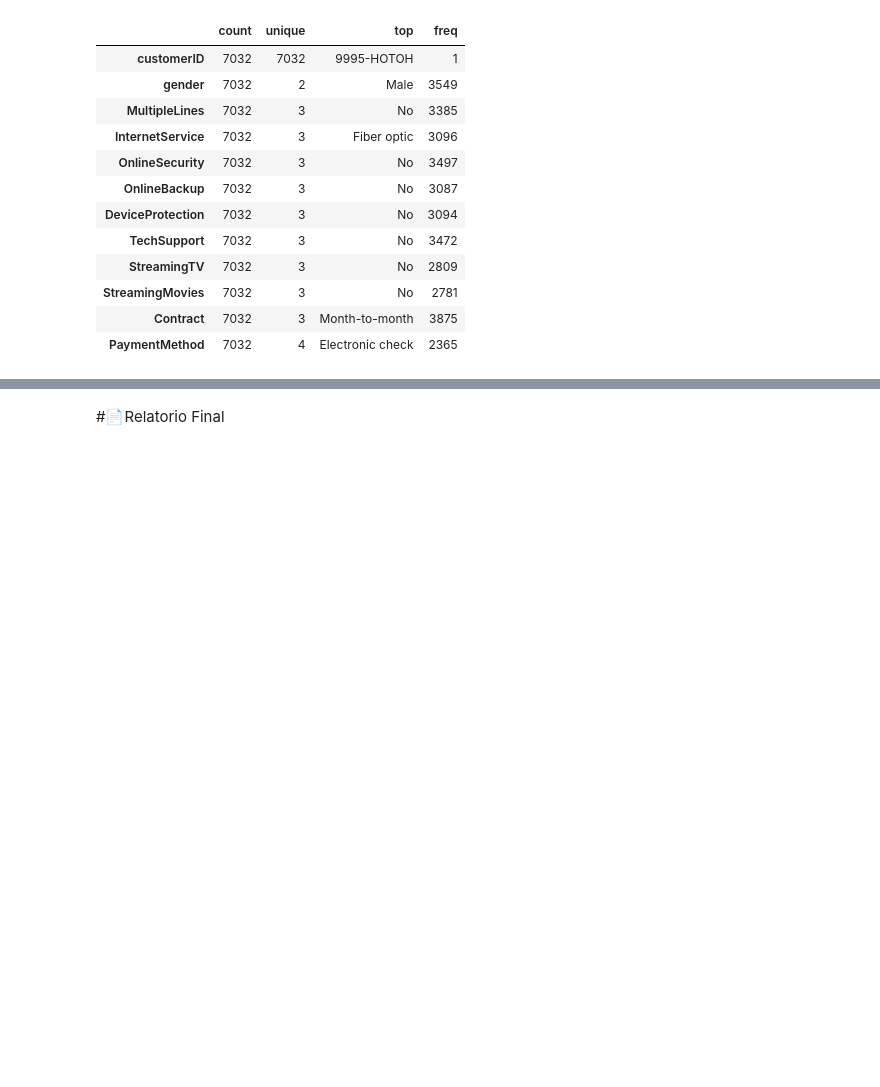
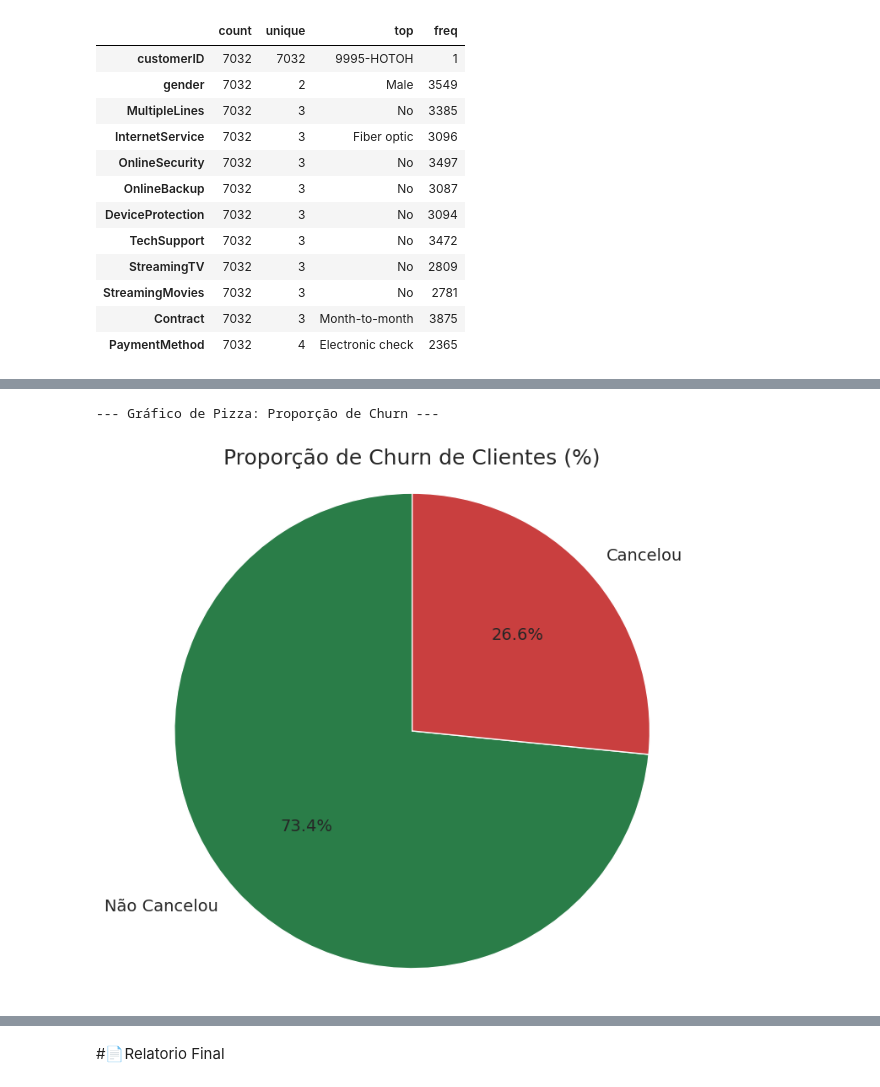
Before and after one commit to jhonatanwsds/TelecomX_BR, a Jupyter notebook: TelecomX_BR.ipynb, the cells around one changed output, grey strips where cells are left out. Drawn from its saved outputs; the diff is of its cells as text; code cells hidden in the pictures; blank space fills up the shorter version.

```diff
--- a/TelecomX_BR.ipynb
+++ b/TelecomX_BR.ipynb
@@ -215,0 +264,37 @@ display(dados_clientes.describe(include=['object']).T)
+# %%
+import matplotlib.pyplot as plt
+
+# --- Gráfico de Pizza: Proporção de Churn (%) ---
+
+print("--- Gráfico de Pizza: Proporção de Churn ---")
+
+churn_counts = dados_clientes['Churn'].value_counts()
+
+labels = ['Não Cancelou', 'Cancelou']
+
+colors = ['#2a7d48', '#c93f3f']
+
+plt.figure(figsize=(8, 8))
+
+# 5. Cria o gráfico de pizza
+
+plt.pie(
+    churn_counts,
+    labels=labels,
+    colors=colors,
+    autopct='%.1f%%',
+    startangle=90,
+    textprops={'fontsize': 14}
+)
+
+# Adiciona o título do gráfico
+plt.title('Proporção de Churn de Clientes (%)', fontsize=18)
+
+# Garante que o círculo seja desenhado corretamente
+plt.axis('equal')
+
+# Exibe o gráfico
+plt.show()
+# %% [output]
+--- Gráfico de Pizza: Proporção de Churn ---
+[figure, added]
```
Also changed, not shown: parts of 17 cells of this notebook.
